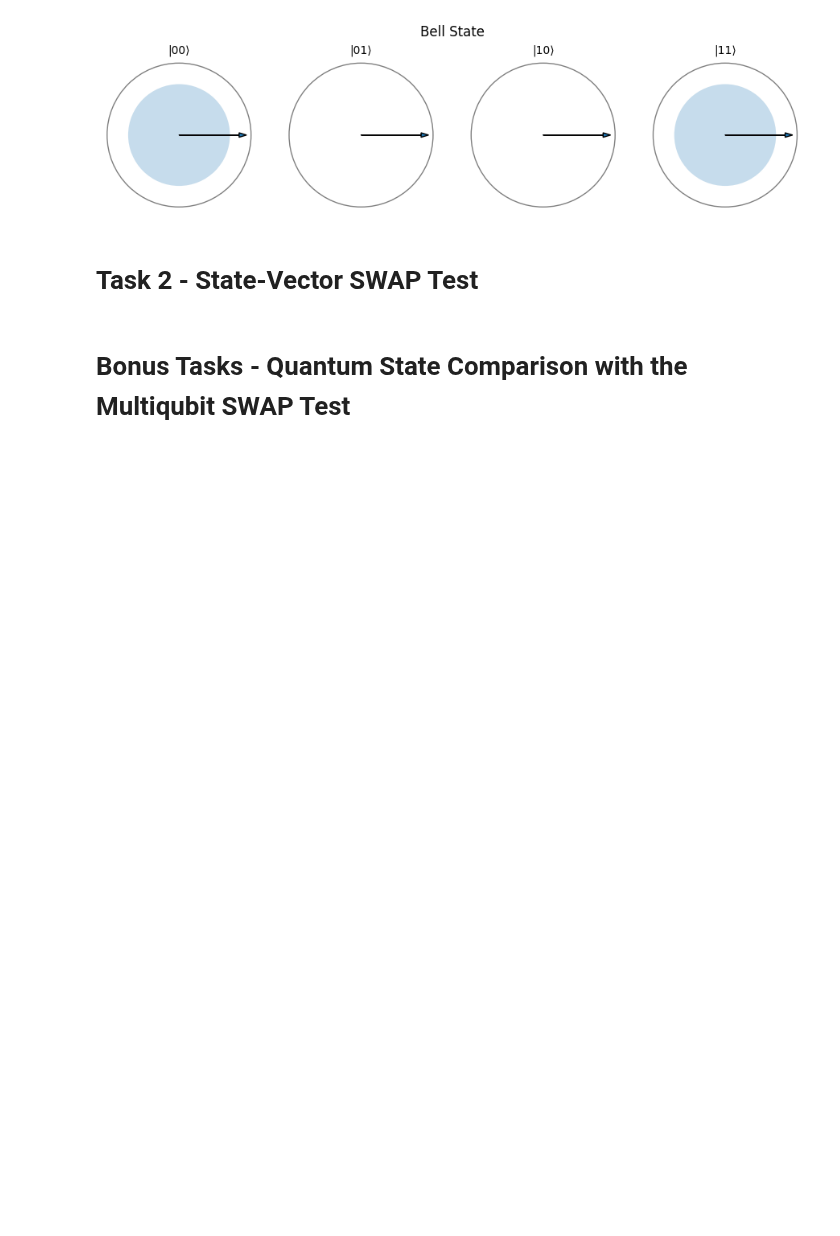
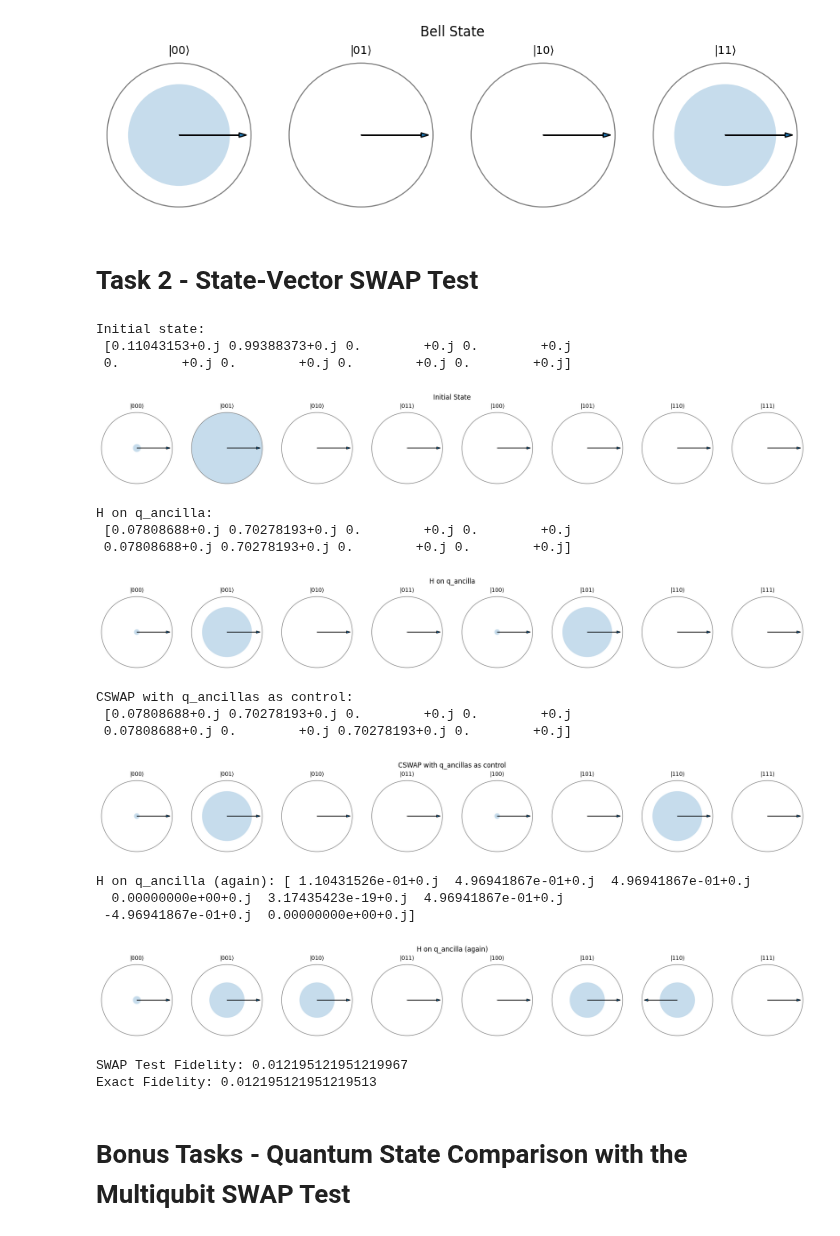
Before and after one commit to ScottMcHaffie/DD2367_Projects, a Jupyter notebook: DD2367_Assignment2.ipynb, the cells around one changed output. Saved outputs shown, nothing was run; the diff lists cells and outputs as text; code cells hidden in the pictures; blank space fills up the shorter version.

```diff
--- a/DD2367_Assignment2.ipynb
+++ b/DD2367_Assignment2.ipynb
@@ -114,6 +114,79 @@ QubitSystem(psi_bell, label="Bell State").viz_circle()
 [figure]
 # %% [markdown]
 # Task 2 - State‑Vector SWAP Test  #
+# %%
+def expand_1q_n(U: np.ndarray, t: int, n: int) -> np.ndarray:
+    op = np.array([[1]], dtype=U.dtype)
+    for q in range(n):
+        op = np.kron(op, U if q == t else I2)
+    return op
+
+# Apply CSWAP, with ancilla as control
+P0 = np.array([[1,0],[0,0]], dtype=DTYPE)  # |0><0| on ancilla
+P1 = np.array([[0,0],[0,1]], dtype=DTYPE)  # |1><1| on ancilla
+SWAP_A0_B0 = np.array([
+    [1,0,0,0],
+    [0,0,1,0],
+    [0,1,0,0],
+    [0,0,0,1]
+], dtype=DTYPE)  # SWAP on A0 and B0
+CSWAP = (np.kron(P0, np.eye(4)) + np.kron(P1, SWAP_A0_B0)) # CSWAP with ancilla as control
+
+# initialize phi
+psi = [1, 0]
+phi = [0.1, 0.9]
+
+# important! remember to normalize
+psi = psi/np.linalg.norm(psi); phi = phi/np.linalg.norm(phi)
+
+# initial state (|output A0 B0>)                                #   q_ancilla x q_A0 x q_B0
+init = np.kron(np.array([1,0], dtype=DTYPE), np.kron(psi, phi))  # |0>_output ⊗ |ψ>_A ⊗ |φ>_B
+print ("Initial state:\n", init)
+QubitSystem(init, label="Initial State").viz_circle()
+
+# Hs
+U_Ho = expand_1q_n(H, t=0, n=3)
+state = U_Ho @ init
+print("H on q_ancilla:\n", state)
+QubitSystem(state, label="H on q_ancilla").viz_circle()
+
+
+state = CSWAP @ state
+print("CSWAP with q_ancillas as control:\n", state)
+QubitSystem(state, label="CSWAP with q_ancillas as control").viz_circle()
+
+state = U_Ho @ state
+print("H on q_ancilla (again):", state)
+QubitSystem(state, label="H on q_ancilla (again)").viz_circle()
+
+# readout and fidelity from outer bit
+probs = np.abs(state)**2
+prob_1 = probs[4:].sum()   # indices with output=1
+F_hat = 1 - 2*prob_1
+print ("SWAP Test Fidelity:", F_hat)
+
+# inner product (exact fidelity check)
+F_exact = float(np.abs(np.vdot(psi/np.linalg.norm(psi), phi/np.linalg.norm(phi)))**2)
+print ("Exact Fidelity:", F_exact)
+# %% [output]
+Initial state:
+ [0.11043153+0.j 0.99388373+0.j 0.        +0.j 0.        +0.j
+ 0.        +0.j 0.        +0.j 0.        +0.j 0.        +0.j]
+[figure, added]
+H on q_ancilla:
+ [0.07808688+0.j 0.70278193+0.j 0.        +0.j 0.        +0.j
+ 0.07808688+0.j 0.70278193+0.j 0.        +0.j 0.        +0.j]
+[figure, added]
+CSWAP with q_ancillas as control:
+ [0.07808688+0.j 0.70278193+0.j 0.        +0.j 0.        +0.j
+ 0.07808688+0.j 0.        +0.j 0.70278193+0.j 0.        +0.j]
+[figure, added]
+H on q_ancilla (again): [ 1.10431526e-01+0.j  4.96941867e-01+0.j  4.96941867e-01+0.j
+  0.00000000e+00+0.j  3.17435423e-19+0.j  4.96941867e-01+0.j
+ -4.96941867e-01+0.j  0.00000000e+00+0.j]
+[figure, added]
+SWAP Test Fidelity: 0.012195121951219967
+Exact Fidelity: 0.012195121951219513
 # %% [markdown]
 # Bonus Tasks - Quantum State Comparison with the Multiqubit SWAP Test #
 # %% [markdown]
```
